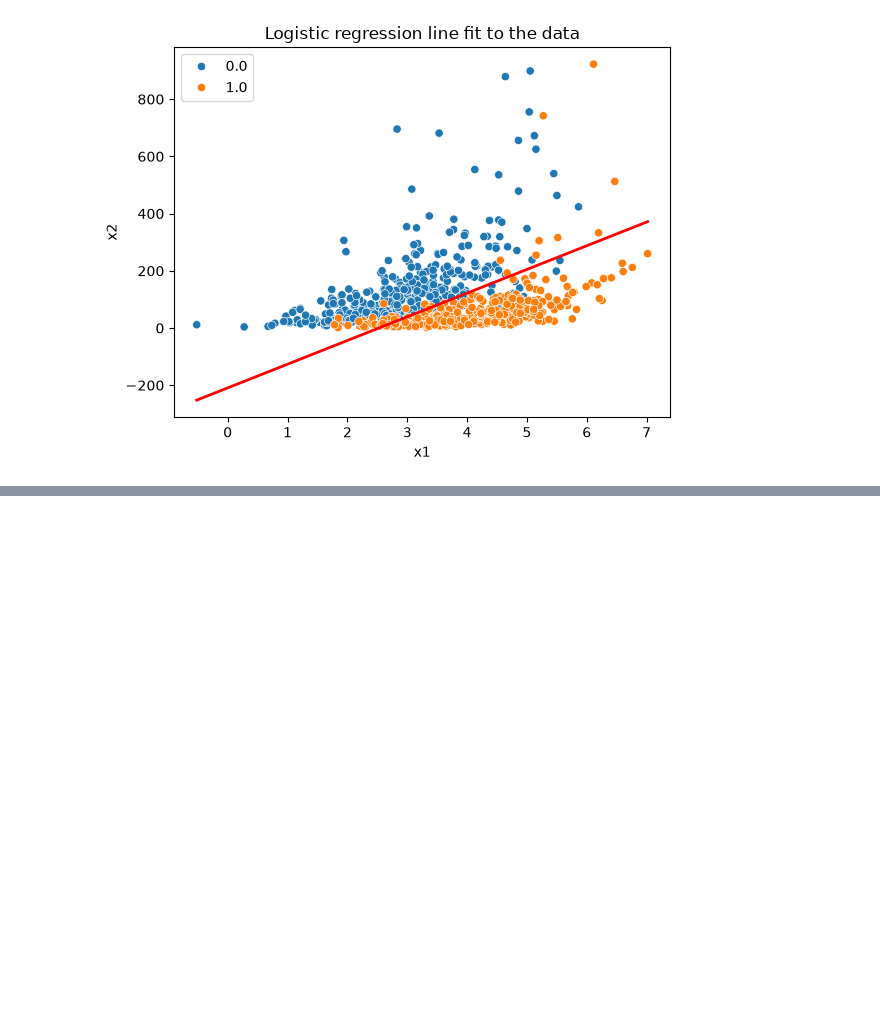
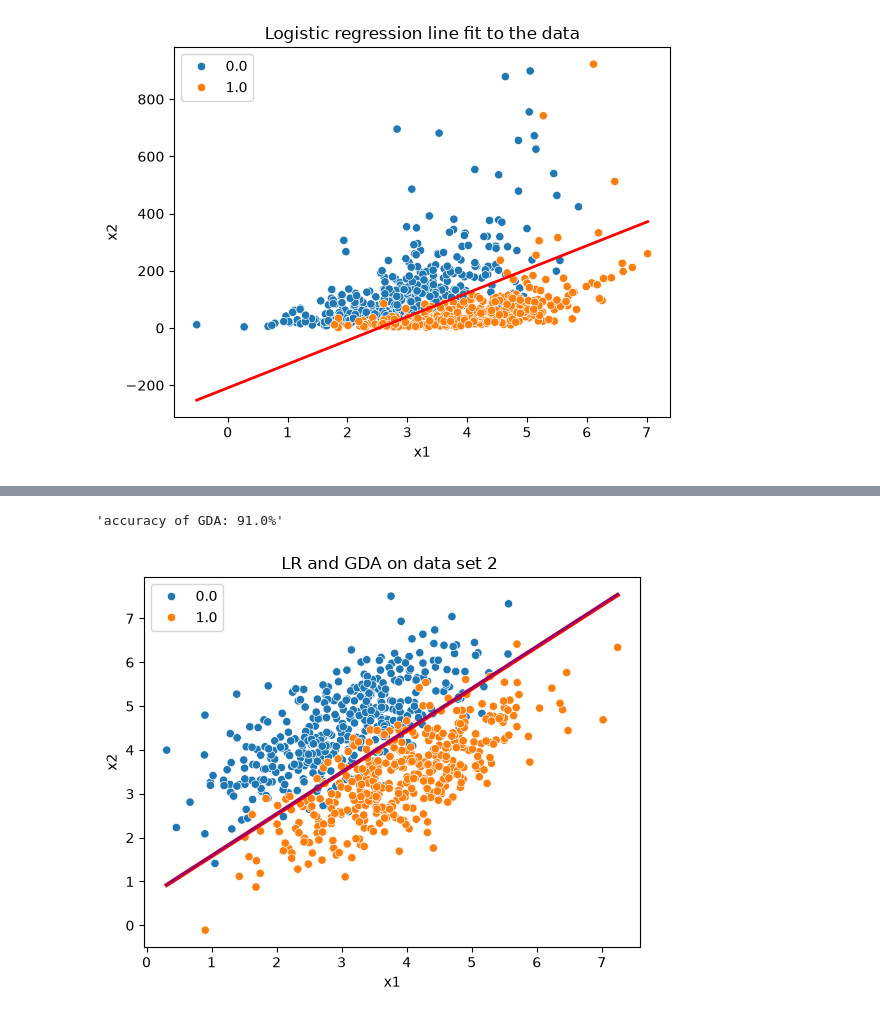
Before and after one commit to BartekWi/cs229, a Jupyter notebook: problem_set_1/ps1_1.ipynb, the cells around one changed output, grey strips where cells are left out. Cells and saved outputs as stored; diff of their text form; code cells hidden in the pictures; blank space fills up the shorter version.

```diff
--- a/problem_set_1/ps1_1.ipynb
+++ b/problem_set_1/ps1_1.ipynb
@@ -86,0 +193,11 @@ plt.show()
+# %%
+x_train2, y_train2 = util.load_dataset("data/ds2_train.csv", add_intercept=True)
+x_val2, y_val2 = util.load_dataset("data/ds2_valid.csv", add_intercept=True)
+# %%
+
+lr2 = LogisticRegression()
+lr2.fit(x_train2, y_train2)
+lr2_predictions=lr2.predict(x_val2)
+print(lr2_predictions)
+print(y_val2)
+f"accuracy of logistic regression: {(lr2_predictions==y_val2).sum()/len(y_val2)*100}%"
@@ -86,0 +214,22 @@ plt.show()
+# %%
+gda2 = GDA()
+gda2.fit(x_train2[:,1:], y_train2)
+gda2_predictions=gda2.predict(x_val2[:,1:])
+f"accuracy of GDA: {(gda2_predictions==y_val2).sum()/len(y_val2)*100}%"
+# %% [output]
+'accuracy of GDA: 91.0%'
+# %%
+fig,ax=plt.subplots()
+sns.scatterplot(x=x_train2[:,1],y=x_train2[:,2],hue=y_train2)
+def calculate_x2(x,theta):
+    return -(theta[0]+theta[1]*x)/theta[2]
+x_min=np.min(x_train2[:,1])
+x_max=np.max(x_train2[:,1])
+ax.set_xlabel("x1")
+ax.set_ylabel("x2")
+ax.set_title("LR and GDA on data set 2 ")
+plt.plot([x_min,x_max ], [calculate_x2(x_min,lr2.theta), calculate_x2(x_max,lr2.theta)], linewidth=3,color='red',label='logistic regression')
+plt.plot([x_min,x_max ], [calculate_x2(x_min,gda2.theta), calculate_x2(x_max,gda2.theta)], linewidth=1.5,color='purple',label="gda")
+plt.show()
+# %% [output]
+[figure, added]
```
Also changed, not shown: parts of 16 cells of this notebook.
